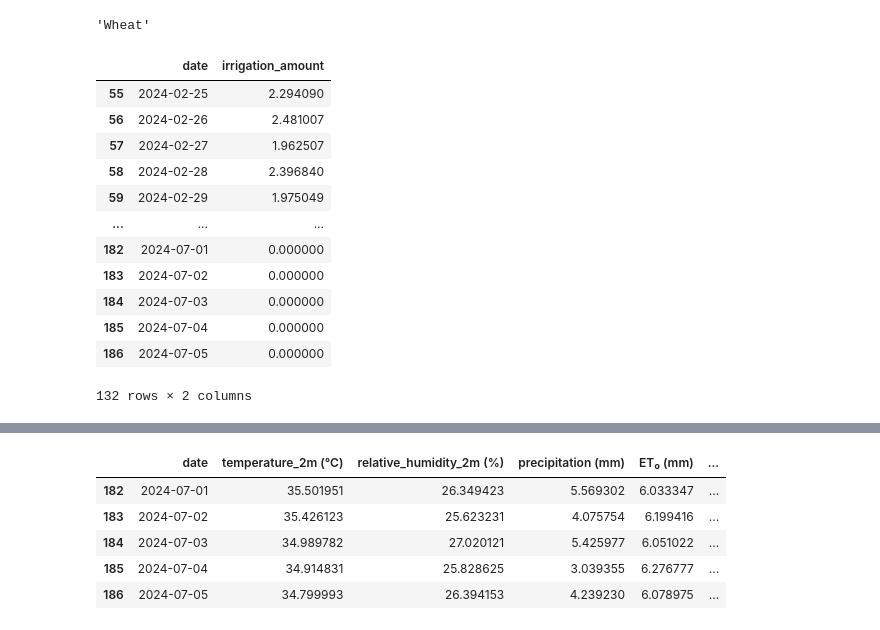
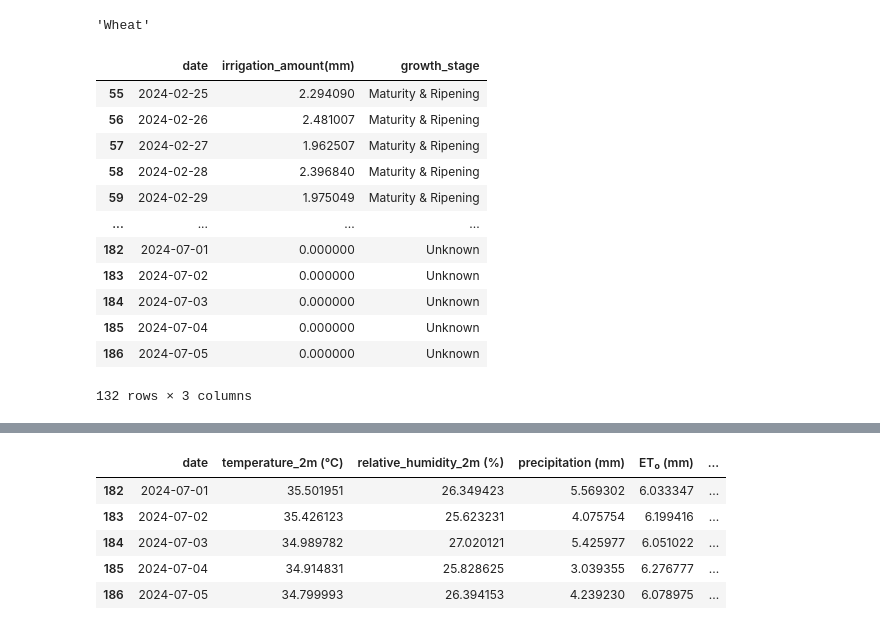
Before and after one commit to Godwin-Oti/Smart-Irrigation-System, a Jupyter notebook: Punjab_India/PUNJAB_2.ipynb, the cells around one changed output, grey strips where cells are left out. Cells and saved outputs as stored; diff of their text form; code cells hidden in the pictures.

```diff
--- a/Punjab_India/PUNJAB_2.ipynb
+++ b/Punjab_India/PUNJAB_2.ipynb
@@ -1166,34 +1123,34 @@ present_data_with_forecast_data.describe().T
 # %%
 threshold_soil_moisture = 0.220757		  # Example threshold in m³/m³(which is mean of soil moisture in the Dataset)
 # Calculate soil deficit
-wheat_data['soil_deficit'] = wheat_data['ETc (mm)'] - wheat_data['precipitation (mm)']
+wheat_data['soil_deficit(mm)'] = wheat_data['ETc (mm)'] - wheat_data['precipitation (mm)']
 wheat_data['irrigation_need'] = wheat_data['soil_moisture_28_to_100cm (m³/m³)'] < threshold_soil_moisture
 #wheat_data['date'] = pd.to_datetime(wheat_data['date'])
 def calculate_irrigation_need(soil_moisture, threshold, soil_deficit):
     if soil_moisture < threshold:
         return max(0, threshold - soil_moisture + soil_deficit)
     return 0
 
-wheat_data['irrigation_amount'] = wheat_data.apply(lambda row: calculate_irrigation_need(
-    row['soil_moisture_28_to_100cm (m³/m³)'], threshold_soil_moisture, row['soil_deficit']), axis=1)
+wheat_data['irrigation_amount(mm)'] = wheat_data.apply(lambda row: calculate_irrigation_need(
+    row['soil_moisture_28_to_100cm (m³/m³)'], threshold_soil_moisture, row['soil_deficit(mm)']), axis=1)
 
 # Create an irrigation schedule
-irrigation_schedule = wheat_data[wheat_data['irrigation_need'] == True][['date', 'irrigation_amount']]
+irrigation_schedule = wheat_data[wheat_data['irrigation_need'] == True][['date', 'irrigation_amount(mm)','growth_stage']]
 irrigation_schedule
 # %% [output]
-|  | date | irrigation_amount |
-| 55 | 2024-02-25 | 2.294090 |
-| 56 | 2024-02-26 | 2.481007 |
-| 57 | 2024-02-27 | 1.962507 |
-| 58 | 2024-02-28 | 2.396840 |
-| 59 | 2024-02-29 | 1.975049 |
-| ... | ... | ... |
-| 182 | 2024-07-01 | 0.000000 |
-| 183 | 2024-07-02 | 0.000000 |
-| 184 | 2024-07-03 | 0.000000 |
-| 185 | 2024-07-04 | 0.000000 |
-| 186 | 2024-07-05 | 0.000000 |
+|  | date | irrigation_amount(mm) | growth_stage |
+| 55 | 2024-02-25 | 2.294090 | Maturity & Ripening |
+| 56 | 2024-02-26 | 2.481007 | Maturity & Ripening |
+| 57 | 2024-02-27 | 1.962507 | Maturity & Ripening |
+| 58 | 2024-02-28 | 2.396840 | Maturity & Ripening |
+| 59 | 2024-02-29 | 1.975049 | Maturity & Ripening |
+| ... | ... | ... | ... |
+| 182 | 2024-07-01 | 0.000000 | Unknown |
+| 183 | 2024-07-02 | 0.000000 | Unknown |
+| 184 | 2024-07-03 | 0.000000 | Unknown |
+| 185 | 2024-07-04 | 0.000000 | Unknown |
+| 186 | 2024-07-05 | 0.000000 | Unknown |
-132 rows × 2 columns
+132 rows × 3 columns
 # %%
 irrigation_schedule.info()
 # %% [output]
```
Also changed, not shown: parts of 32 cells of this notebook, 2 other files.
